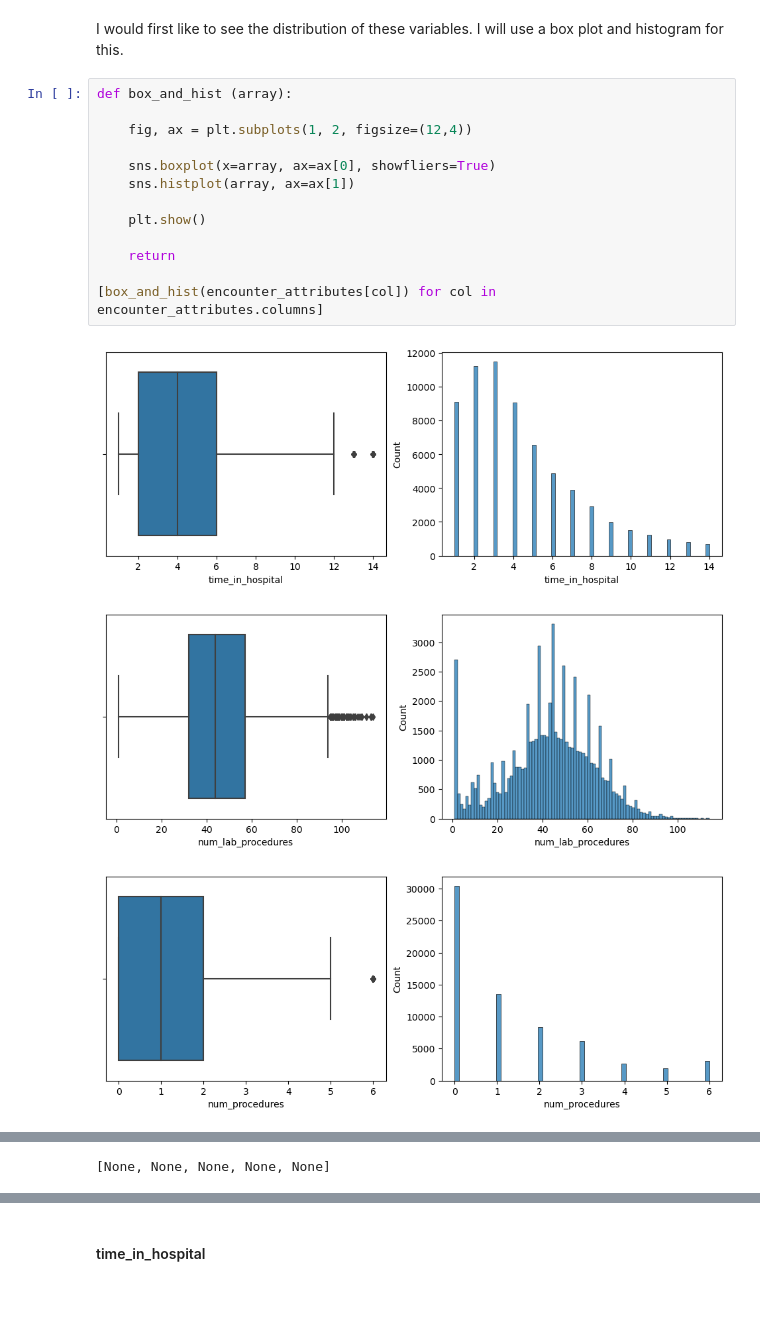
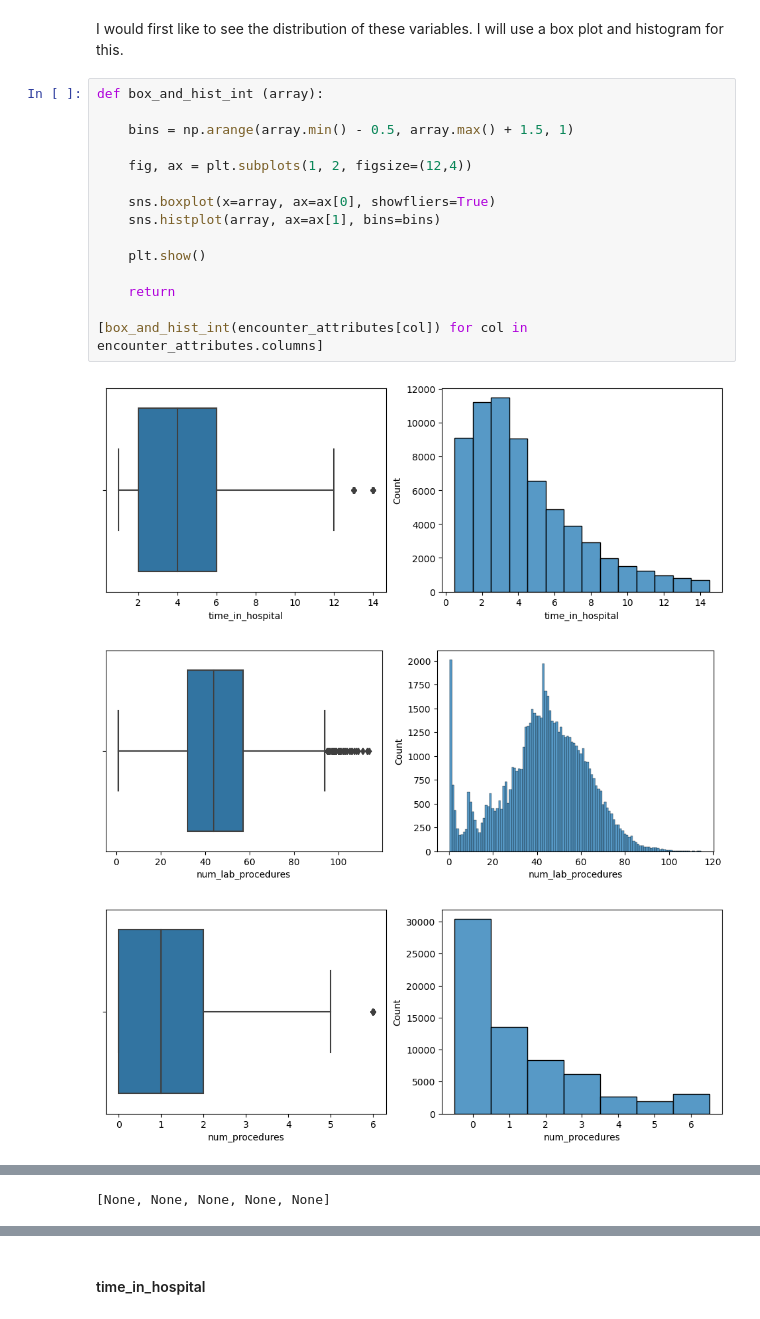
Before and after one commit to ashbyj/PredictingReadmissions, a Jupyter notebook: notebooks/2-ja-eda.ipynb, the cells around one changed output, grey strips where cells are left out. Saved outputs shown, nothing was run; the diff lists cells and outputs as text.

```diff
--- a/notebooks/2-ja-eda.ipynb
+++ b/notebooks/2-ja-eda.ipynb
@@ -440,19 +454,21 @@ encounter_attributes = twoRace[['time_in_hospital',
 # %% [markdown]
 I would first like to see the distribution of these variables.  I will use a box plot and histogram for this.
 # %%
-def box_and_hist (array):
+def box_and_hist_int (array):
+
+    bins = np.arange(array.min() - 0.5, array.max() + 1.5, 1)
 
     fig, ax = plt.subplots(1, 2, figsize=(12,4))
 
     sns.boxplot(x=array, ax=ax[0], showfliers=True)
-    sns.histplot(array, ax=ax[1])
+    sns.histplot(array, ax=ax[1], bins=bins)
 
     plt.show()
 
     return
 
-[box_and_hist(encounter_attributes[col]) for col in encounter_attributes.columns]
+[box_and_hist_int(encounter_attributes[col]) for col in encounter_attributes.columns]
 # %% [output]
-[figure, old version]
+[figure, new version]
-[figure, old version]
+[figure, new version]
-[figure, old version]
+[figure, new version]
```
Also changed, not shown: parts of 25 cells of this notebook.
